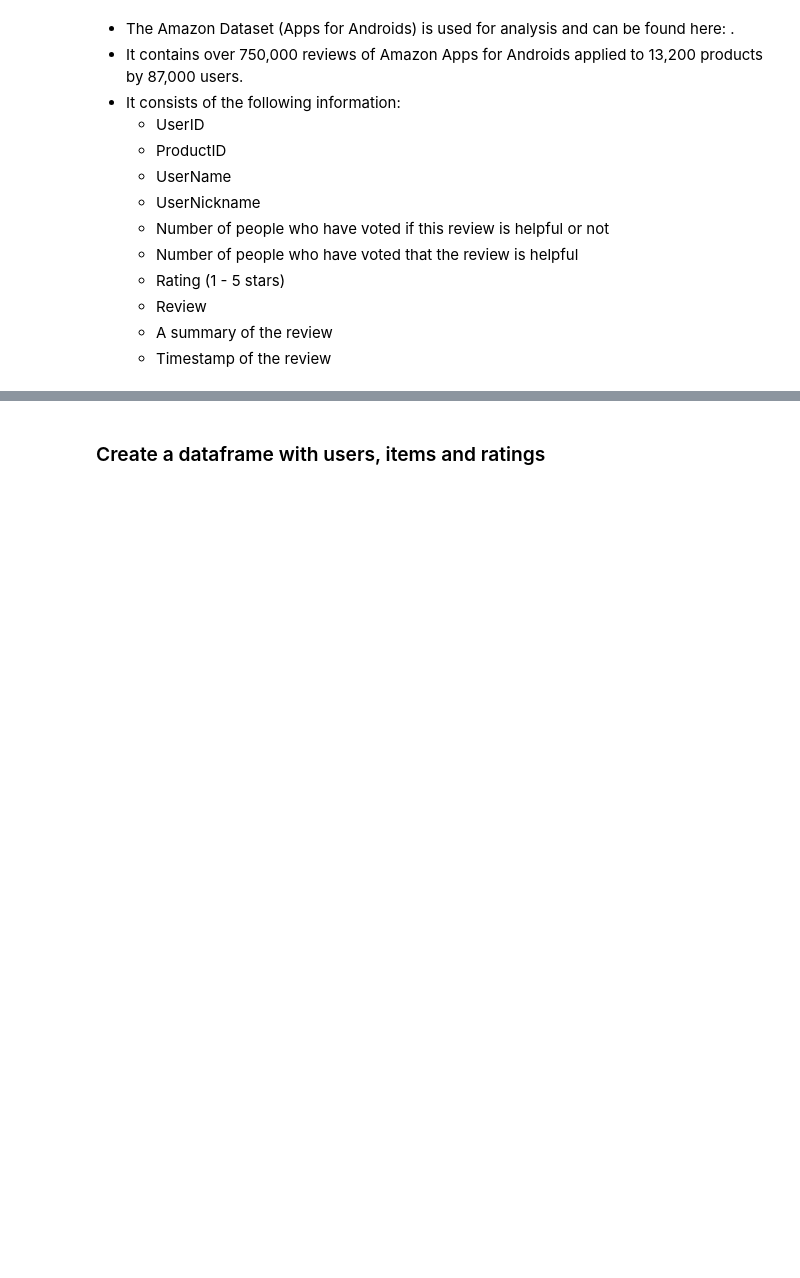
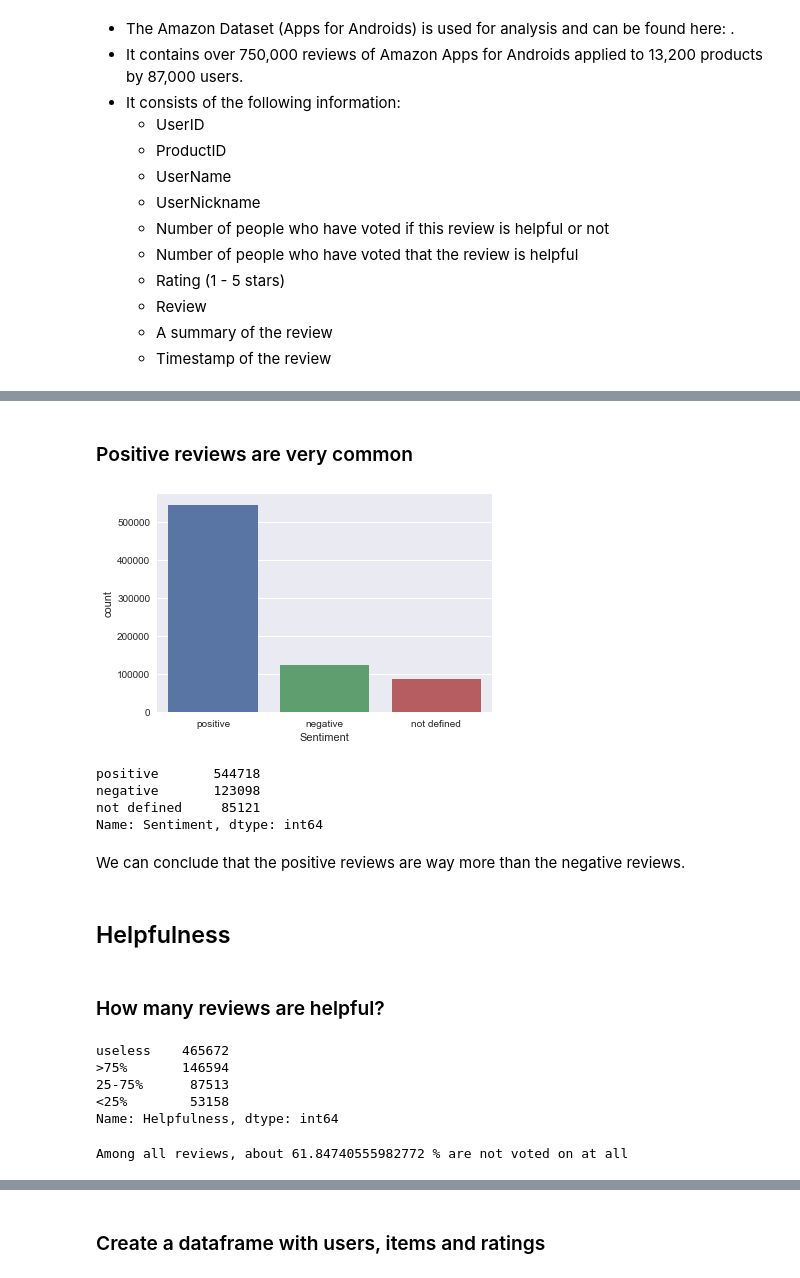
Before and after one commit to DataDima90/Recommendation_Engine, a Jupyter notebook: Collaborative Filtering.ipynb, the cells around one changed output, grey strips where cells are left out. Cells and saved outputs as stored; diff of their text form; code cells hidden in the pictures; blank space fills up the shorter version.

```diff
--- a/Collaborative Filtering.ipynb
+++ b/Collaborative Filtering.ipynb
@@ -73,0 +44,17 @@ df_Apps.describe() # result: asymetic?
+# %%
+# Reading the data provided via http://jmcauley.ucsd.edu/data/amazon/
+def parse(path):
+    g = open(path, 'rb')
+    for l in g:
+        yield eval(l)
+
+def getDF(path):
+    i = 0
+    df = {}
+    for d in parse(path):
+        df[i] = d
+        i += 1
+    return pd.DataFrame.from_dict(df, orient='index')
+# %%
+# Read the json file
+df_Apps = getDF("data/Apps_for_Android_5.json")
@@ -73,0 +105,21 @@ df_Apps.describe() # result: asymetic?
+# %%
+# Feature-Engineering
+df_Apps['HelpfulnessNumerator'] = df_Apps.helpful.apply(lambda x: x[0])
+df_Apps['HelpfulnessDenominator'] = df_Apps.helpful.apply(lambda x: x[1])
+df_Apps.drop(['helpful'], axis = 1)
+
+#copying the original dataframe to 'temp_df'.
+temp_df = df_Apps[['reviewerID','HelpfulnessNumerator','HelpfulnessDenominator', 'summary', 'reviewText','overall']].copy()
+
+#Adding new features to dataframe.
+temp_df["Sentiment"] = temp_df["overall"].apply(lambda overall: "positive" if overall > 3 else \
+                                              ("negative" if overall < 3 else "not defined"))
+temp_df["Helpfulness"] = (temp_df["HelpfulnessNumerator"]/temp_df["HelpfulnessDenominator"]).apply\
+(lambda n: ">75%" if n > 0.75 else ("<25%" if n < 0.25 else ("25-75%" if n >= 0.25 and\
+                                                                        n <= 0.75 else "useless")))
+
+temp_df.loc[temp_df.HelpfulnessDenominator == 0, 'Helpfulness'] = ["useless"]
+# Removing all rows where 'Score' is equal to 3
+#temp_df = temp_df[temp_df.Score != 3]
+#Lets now observe the shape of our new dataframe.
+temp_df.shape
@@ -73,0 +156,35 @@ df_Apps.describe() # result: asymetic?
+# %% [markdown]
+### Positive reviews are very common
+# %%
+sns.countplot(x='Sentiment', order=["positive", "negative", "not defined"], data=temp_df)
+plt.show()
+# %% [output]
+[figure, added]
+# %%
+temp_df.Sentiment.value_counts()
+# %% [output]
+positive       544718
+negative       123098
+not defined     85121
+Name: Sentiment, dtype: int64
+# %% [markdown]
+We can conclude that the positive reviews are way more than the negative reviews.
+# %% [markdown]
+## Helpfulness
+# %% [markdown]
+### How many reviews are helpful?
+# %%
+# Checking the value count for "Usefulness"
+temp_helpfulness_counts = temp_df.Helpfulness.value_counts()
+temp_helpfulness_counts
+# %% [output]
+useless    465672
+>75%       146594
+25-75%      87513
+<25%        53158
+Name: Helpfulness, dtype: int64
+# %%
+reviews_not_voted = temp_helpfulness_counts[0] / (temp_helpfulness_counts[1] + temp_helpfulness_counts[2] + temp_helpfulness_counts[3] + temp_helpfulness_counts[0]) * 100
+print('Among all reviews, about {} % are not voted on at all'.format(reviews_not_voted))
+# %% [output]
+Among all reviews, about 61.84740555982772 % are not voted on at all
```
Also changed, not shown: parts of 92 cells of this notebook, 1 other file.
